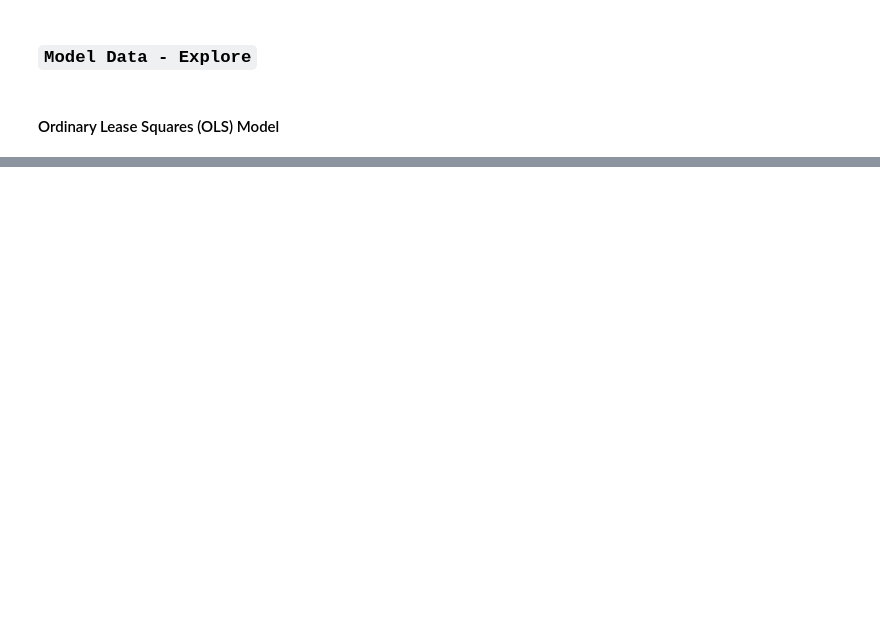
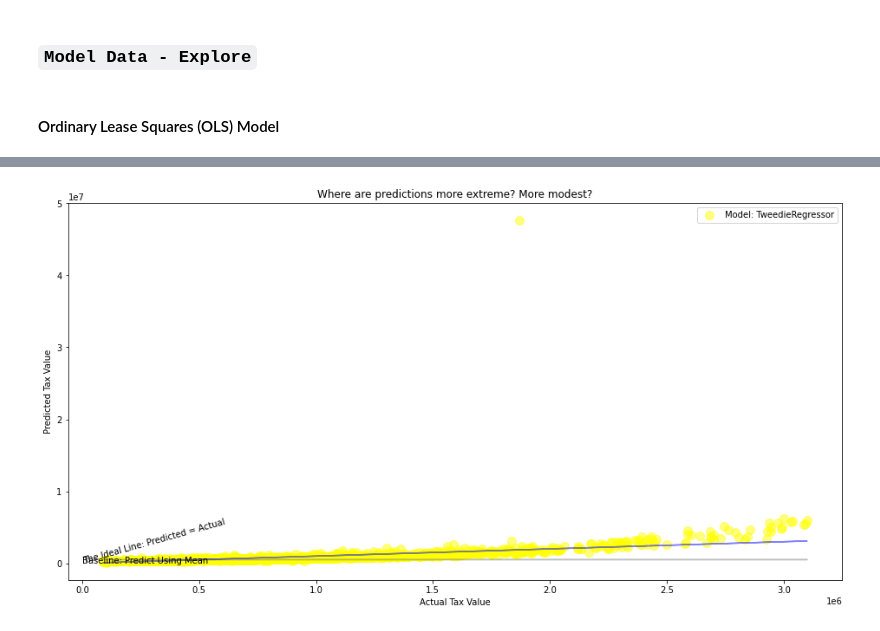
Before and after one commit to barbmarques/zillow-regression-project, a Jupyter notebook: Zillow.ipynb, the cells around one changed output, grey strips where cells are left out. Drawn from its saved outputs; the diff is of its cells as text; code cells hidden in the pictures; blank space fills up the shorter version.

```diff
--- a/Zillow.ipynb
+++ b/Zillow.ipynb
@@ -599,0 +1006,15 @@ Validation/Out-of-Sample:   4859363500.488128
+# %%
+plt.figure(figsize=(16,8))
+plt.plot(y_validate.tax_value, y_validate.y_pred_mean, alpha=.5, color="gray", label='_nolegend_')
+plt.annotate("Baseline: Predict Using Mean", (16, 9.5))
+plt.plot(y_validate.tax_value, y_validate.tax_value, alpha=.5, color="blue", label='_nolegend_')
+plt.annotate("The Ideal Line: Predicted = Actual", (.5, 3.5), rotation=15.5)
+plt.scatter(y_validate.tax_value, y_validate.tax_value_pred_glm,
+            alpha=.5, color="yellow", s=100, label="Model: TweedieRegressor")
+plt.legend()
+plt.xlabel("Actual Tax Value")
+plt.ylabel("Predicted Tax Value")
+plt.title("Where are predictions more extreme? More modest?")
+plt.show()
+# %% [output]
+[figure, added]
```
Also changed, not shown: parts of 136 cells of this notebook, 1 other file.
